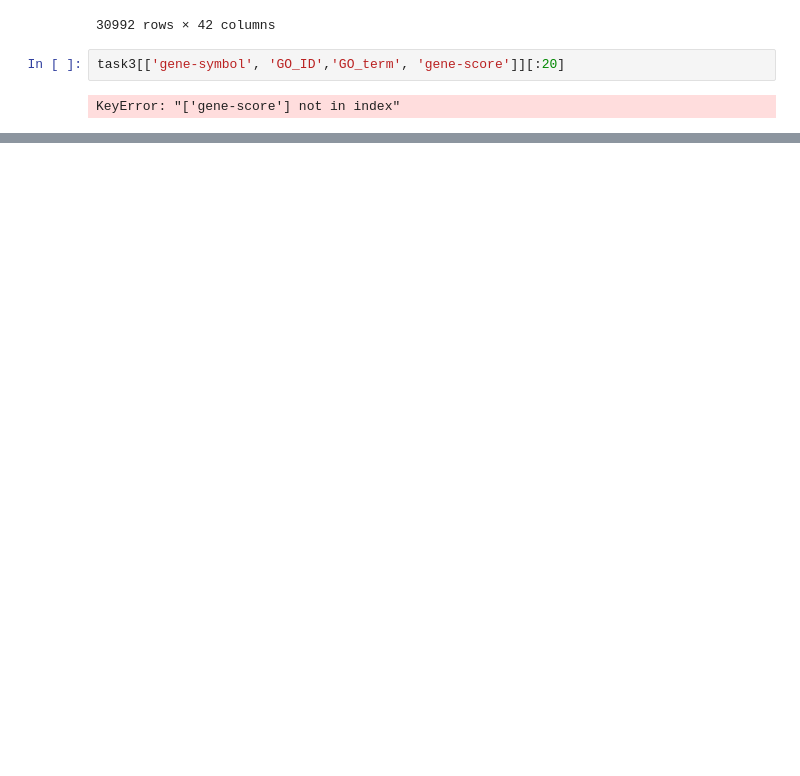
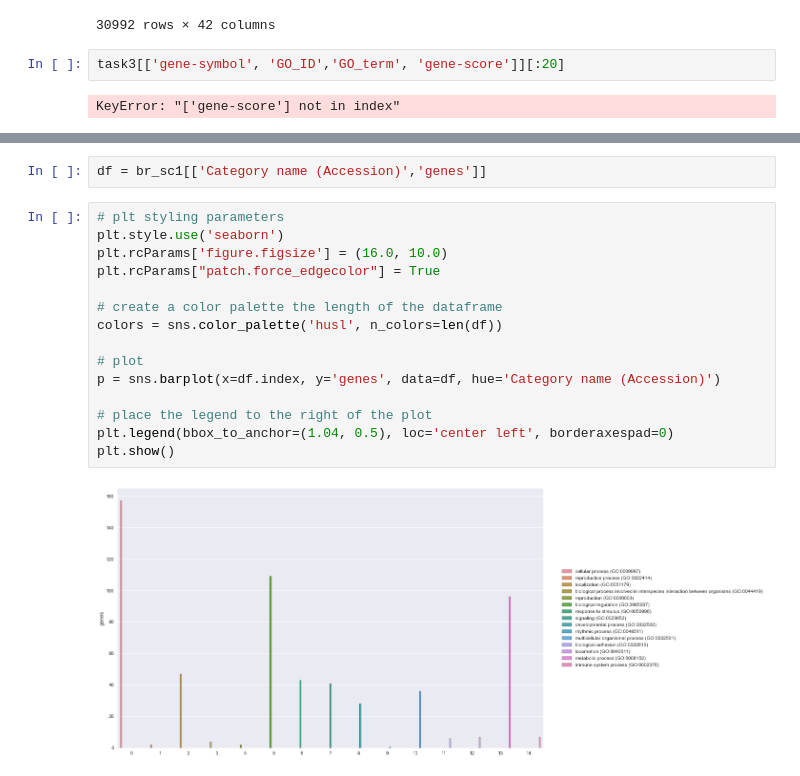
Before and after one commit to gong7788/biocw2, a Jupyter notebook: cw2_part3.ipynb, the cells around one changed output, grey strips where cells are left out. Drawn from its saved outputs; the diff is of its cells as text; blank space fills up the shorter version.

```diff
--- a/cw2_part3.ipynb
+++ b/cw2_part3.ipynb
@@ -134,0 +193,19 @@ KeyError: "['gene-score'] not in index"
+# %%
+df = br_sc1[['Category name (Accession)','genes']]
+# %%
+# plt styling parameters
+plt.style.use('seaborn')
+plt.rcParams['figure.figsize'] = (16.0, 10.0)
+plt.rcParams["patch.force_edgecolor"] = True
+
+# create a color palette the length of the dataframe
+colors = sns.color_palette('husl', n_colors=len(df))
+
+# plot
+p = sns.barplot(x=df.index, y='genes', data=df, hue='Category name (Accession)')
+
+# place the legend to the right of the plot
+plt.legend(bbox_to_anchor=(1.04, 0.5), loc='center left', borderaxespad=0)
+plt.show()
+# %% [output]
+[figure, added]
```
Also changed, not shown: parts of 19 cells of this notebook, 4 other files.
